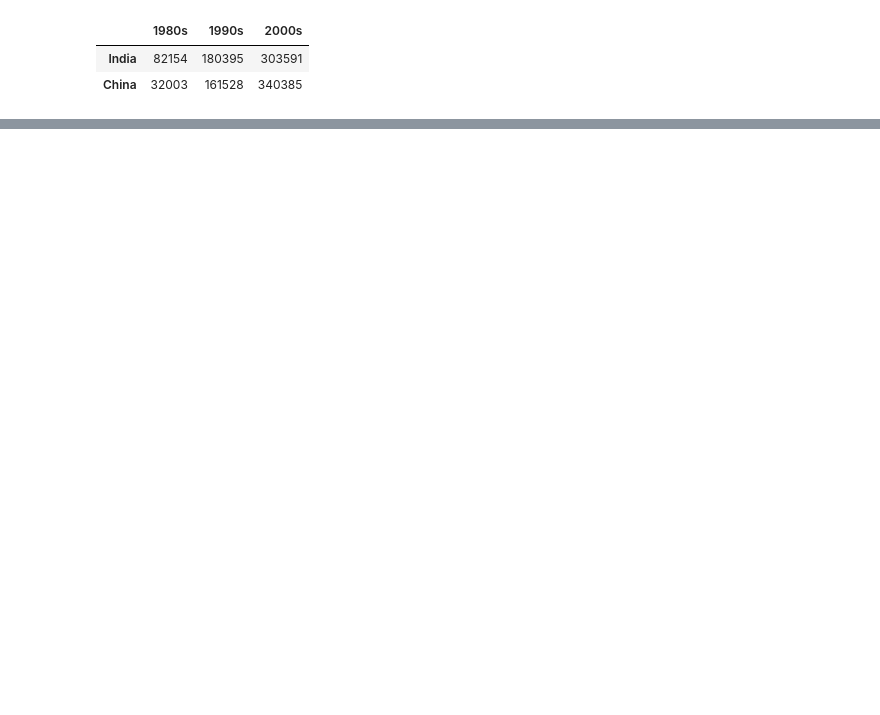
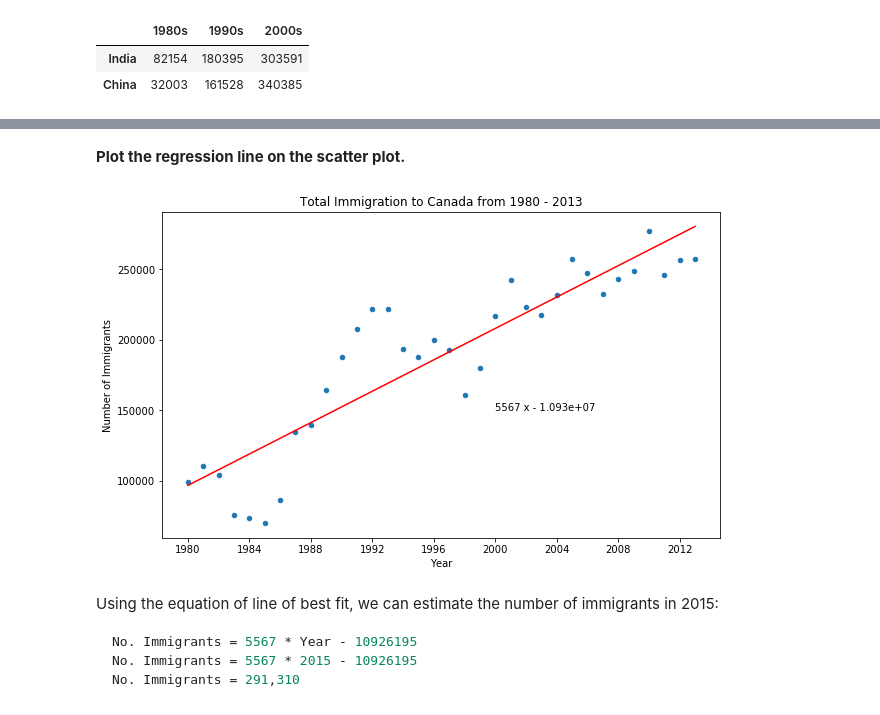
Before and after one commit to aitezazakhtar/Visualization-using-SpecializedTools, a Jupyter notebook: visualize-using-specialTools.ipynb, the cells around one changed output, grey strips where cells are left out. Drawn from its saved outputs; the diff is of its cells as text; code cells hidden in the pictures; blank space fills up the shorter version.

````diff
--- a/visualize-using-specialTools.ipynb
+++ b/visualize-using-specialTools.ipynb
@@ -261,0 +312,27 @@ df_top15[df_top15['2000s']> 209611.5]
+# %% [markdown]
+**Plot the regression line on the scatter plot.**
+# %%
+df_total.plot(kind='scatter',
+              x='Year',
+              y='Total',
+              figsize=(10,6),
+              xticks=np.arange(1980,2014,4)
+             )
+
+#plt.xticks(rotation=90)
+plt.title('Total Immigration to Canada from 1980 - 2013')
+plt.xlabel('Year')
+plt.ylabel('Number of Immigrants')
+plt.plot(x, fit[0] * x + fit[1], color='red')
+plt.annotate(p,
+             xy=(2000,150000))
+plt.show()
+# %% [output]
+[figure, added]
+# %% [markdown]
+Using the equation of line of best fit, we can estimate the number of immigrants in 2015:
+```python
+No. Immigrants = 5567 * Year - 10926195
+No. Immigrants = 5567 * 2015 - 10926195
+No. Immigrants = 291,310
+```
````
Also changed, not shown: parts of 7 cells of this notebook.
